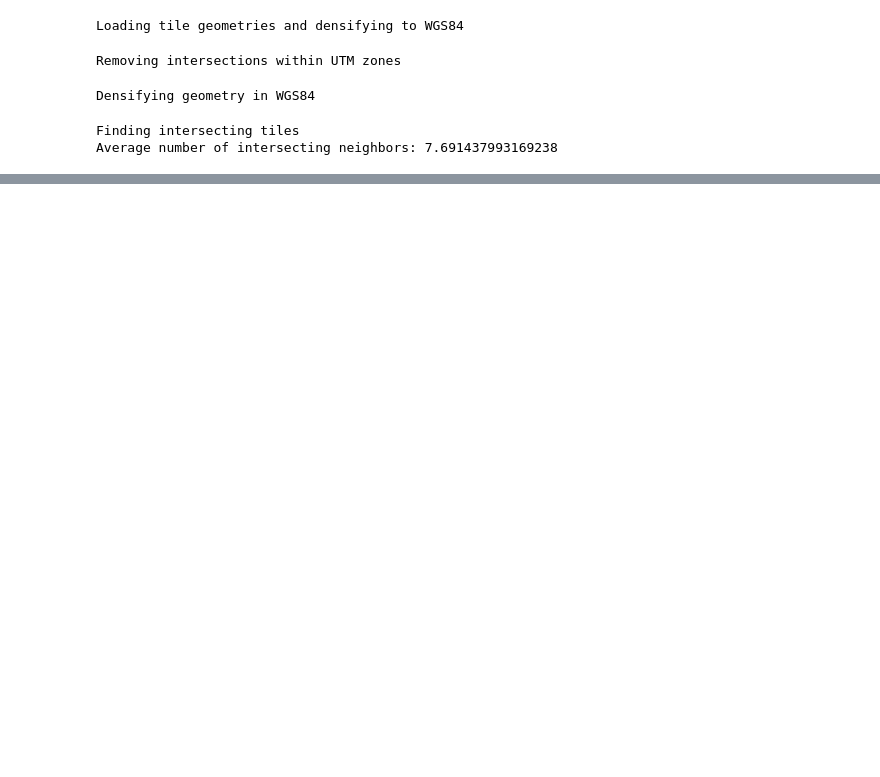
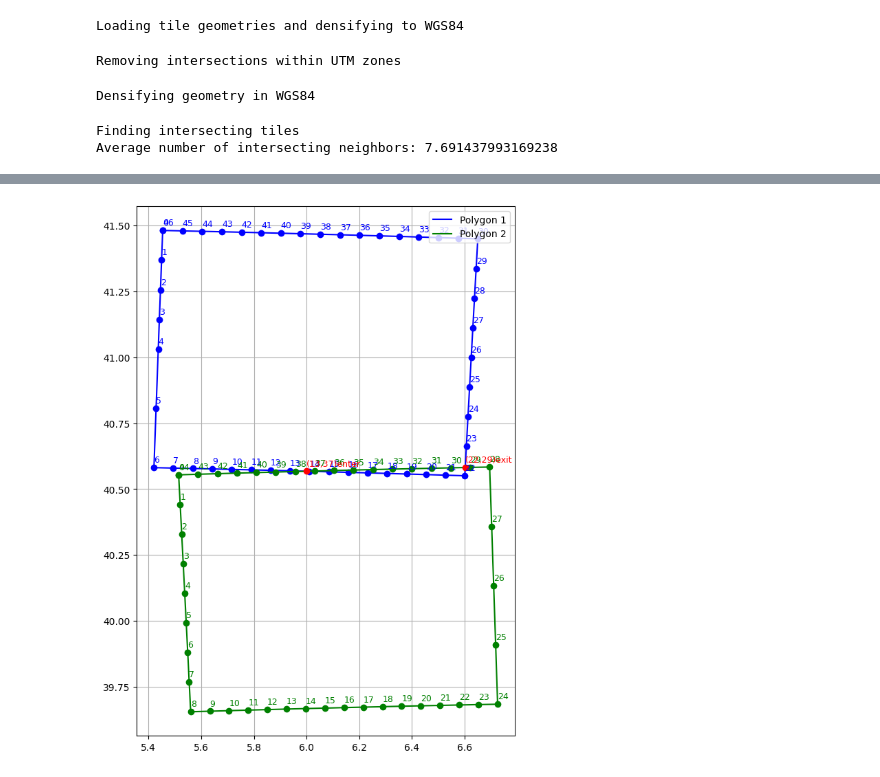
Before and after one commit to hamk-uas/preferred-tile, a Jupyter notebook: create_grid.ipynb, the cells around one changed output, grey strips where cells are left out. Drawn from its saved outputs; the diff is of its cells as text; code cells hidden in the pictures; blank space fills up the shorter version.

```diff
--- a/create_grid.ipynb
+++ b/create_grid.ipynb
@@ -262,0 +253,75 @@ display(list(intersect_graph.neighbors("31TGF")))
+# %%
+def polygon_edges_with_indices(coords):
+    n = len(coords)
+    return [(i, coords[i], coords[(i + 1) % n], LineString([coords[i], coords[(i + 1) % n]])) for i in range(n)]
+
+def find_edge_intersections(polygon1_coords, polygon2_coords):
+    edges1 = polygon_edges_with_indices(polygon1_coords)
+    edges2 = polygon_edges_with_indices(polygon2_coords)
+
+    edge2_geoms = [edge for _, _, _, edge in edges2]
+    strtree = STRtree(edge2_geoms)
+
+    intersections = []
+    for i1, a1, a2, edge1 in edges1:
+        candidates_idx = strtree.query(edge1)  # Now returns indices (np.ndarray)
+        for idx in candidates_idx:
+            edge2 = edge2_geoms[idx]
+            intersection = edge1.intersection(edge2)
+            if intersection.is_empty:
+                continue
+            if intersection.geom_type == 'Point':
+                if (intersection.x == a1[0] and intersection.y == a1[1]) or (intersection.x == a2[0] and intersection.y == a2[1]):
+                    # Don't care about intersections that happen exactly at a vertex (a bit risky but works nearly always)
+                    continue
+                i2 = idx  # idx corresponds to edge2 index
+                # Going counterclockwise in polygon 1, are we going in into polygon 2?
+                vec1 = (edge1.xy[0][1] - edge1.xy[0][0], edge1.xy[1][1] - edge1.xy[1][0])
+                vec2 = (edge2.xy[0][1] - edge2.xy[0][0], edge2.xy[1][1] - edge2.xy[1][0])
+                enters = vec1[1]*vec2[0] - vec1[0]*vec2[1] > 0
+                intersections.append(((intersection.x, intersection.y), i1, int(i2), enters))  # Returned in poly1 order
+
+    return intersections
+
+
+def plot_example_polygons(tile_id1 = "31TGF"):
+    poly1_coords = tiles[tile_id1]["dense_wgs84_polygon"].exterior.coords
+    poly2_coords = tiles[list(intersect_graph.neighbors(tile_id1))[4]]["dense_wgs84_polygon"].exterior.coords
+
+    intersections = find_edge_intersections(poly1_coords, poly2_coords)
+
+    # Plotting
+    fig, ax = plt.subplots(figsize=(10, 10))
+
+    # Plot polygon1 edges and vertices
+    for i, p1, p2, edge in polygon_edges_with_indices(poly1_coords):
+        x, y = zip(*edge.coords)
+        ax.plot(x, y, 'b-', label='Polygon 1' if i == 0 else "")
+
+    for i, (x, y) in enumerate(poly1_coords):
+        ax.plot(x, y, 'bo')
+        ax.text(x, y+0.02, f"{i}", color='blue', fontsize=9)
+
+    # Plot polygon2 edges and vertices
+    for i, p1, p2, edge in polygon_edges_with_indices(poly2_coords):
+        x, y = zip(*edge.coords)
+        ax.plot(x, y, 'g-', label='Polygon 2' if i == 0 else "")
+
+    for i, (x, y) in enumerate(poly2_coords):
+        ax.plot(x, y, 'go')
+        ax.text(x, y+0.02, f"{i}", color='green', fontsize=9)
+
+    # Plot intersection points and label with edge indices
+    for (x, y), i1, i2, enters in intersections:
+        ax.plot(x, y, 'ro')
+        ax.text(x, y+0.02, f"({i1},{i2}){"enter" if enters else "exit"}", color='red', fontsize=9)
+
+    # Finalize plot
+    ax.legend(loc='upper right')
+    ax.set_aspect('equal')
+    ax.grid(True)
+    plt.show()
+
+plot_example_polygons()
+# %% [output]
+[figure, added]
```
Also changed, not shown: parts of 10 cells of this notebook.
